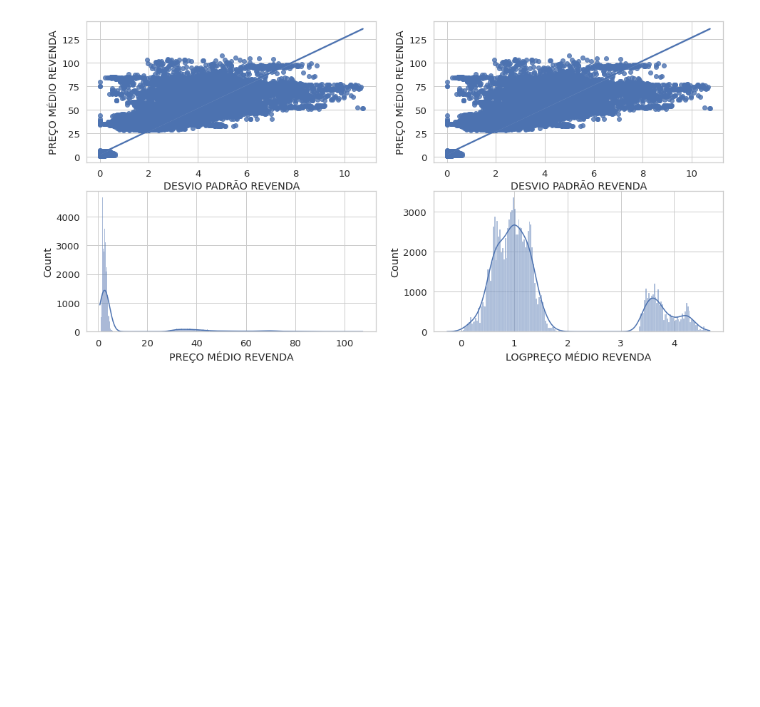
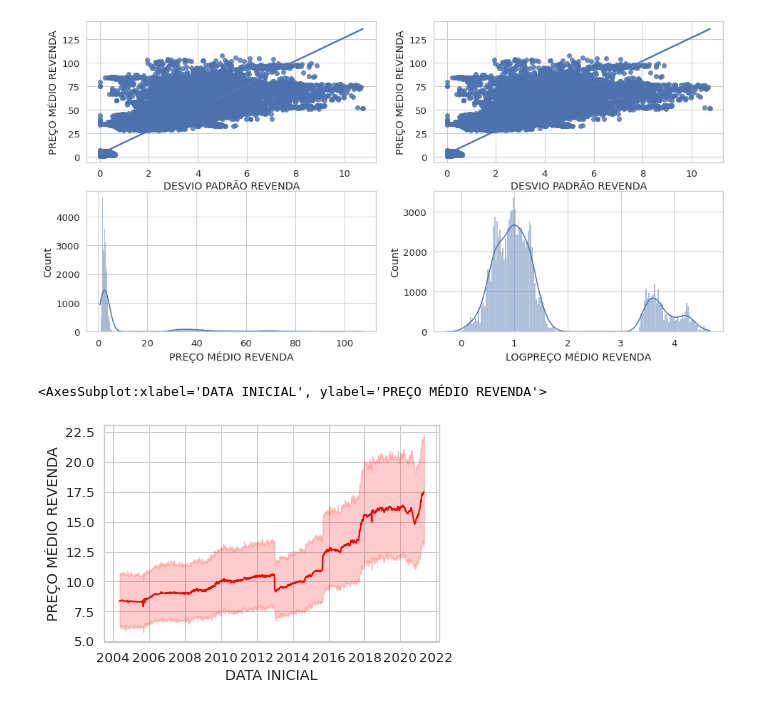
Before and after one commit to feelnin/Projeto_Tera, a Jupyter notebook: Projeto_Tera_notebook.ipynb, the cells around one changed output. Drawn from its saved outputs; the diff is of its cells as text; code cells hidden in the pictures; blank space fills up the shorter version.

```diff
--- a/Projeto_Tera_notebook.ipynb
+++ b/Projeto_Tera_notebook.ipynb
@@ -471,0 +507,5 @@ plt.show()
+# %%
+sns.lineplot(data=df, x='DATA INICIAL', y='PREÇO MÉDIO REVENDA', color='red')
+# %% [output]
+<AxesSubplot:xlabel='DATA INICIAL', ylabel='PREÇO MÉDIO REVENDA'>
+[figure, added]
```
Also changed, not shown: parts of 38 cells of this notebook.
